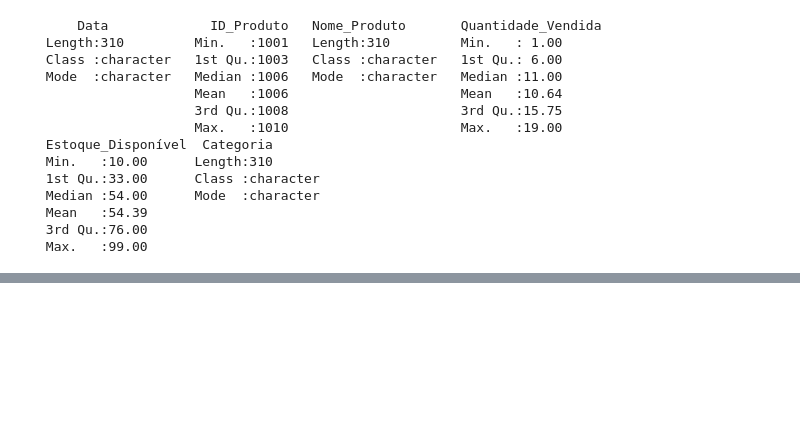
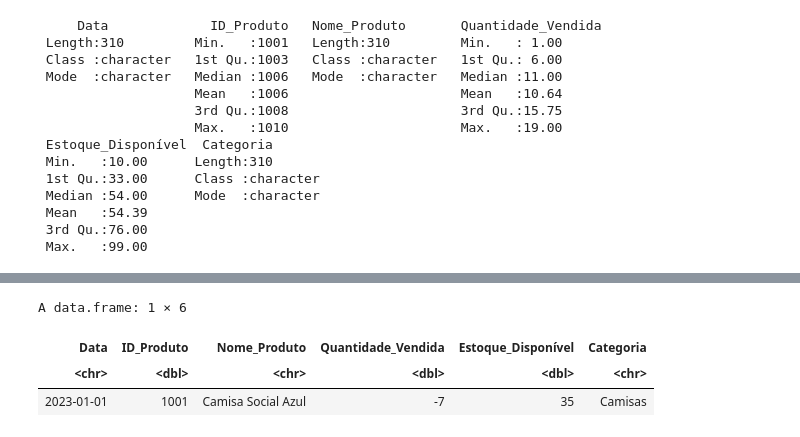
Before and after one commit to lethiciaasevedo1999/learning-R, a Jupyter notebook: Analise_comR.ipynb, the cells around one changed output, grey strips where cells are left out. Cells and saved outputs as stored; diff of their text form; code cells hidden in the pictures; blank space fills up the shorter version.

```diff
--- a/Analise_comR.ipynb
+++ b/Analise_comR.ipynb
@@ -195,0 +235,14 @@ summary(sales_data)
+# %%
+nova_linha <- data.frame(Data = "2023-01-01	",
+                        ID_Produto = 1001 ,
+                        Nome_Produto = "Camisa Social Azul" ,
+                        Quantidade_Vendida = -7,
+                        Estoque_Disponível = 35 ,
+                        Categoria = "Camisas")
+
+nova_linha
+# %% [output]
+A data.frame: 1 × 6
+| Data | ID_Produto | Nome_Produto | Quantidade_Vendida | Estoque_Disponível | Categoria |
+| <chr> | <dbl> | <chr> | <dbl> | <dbl> | <chr> |
+| 2023-01-01 | 1001 | Camisa Social Azul | -7 | 35 | Camisas |
```
Also changed, not shown: parts of 8 cells of this notebook.
